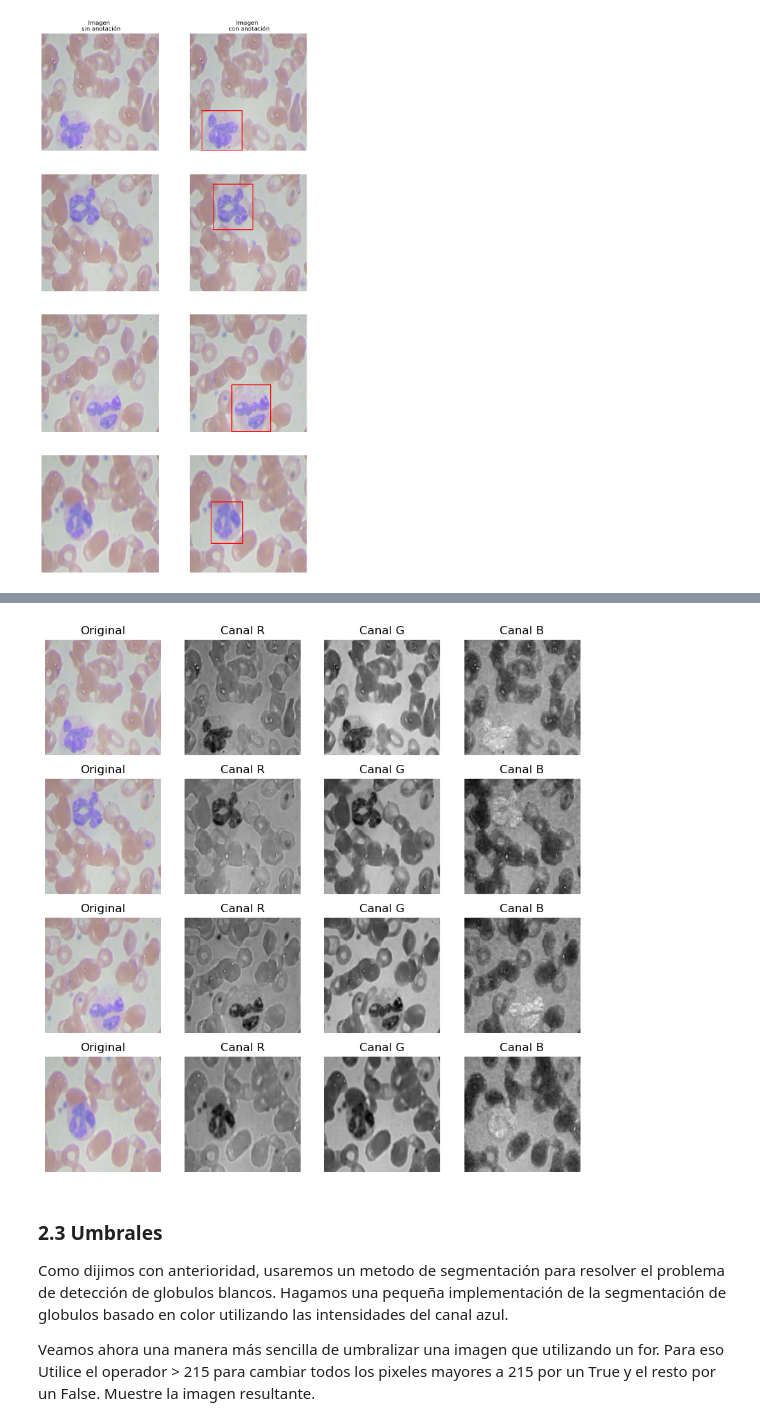
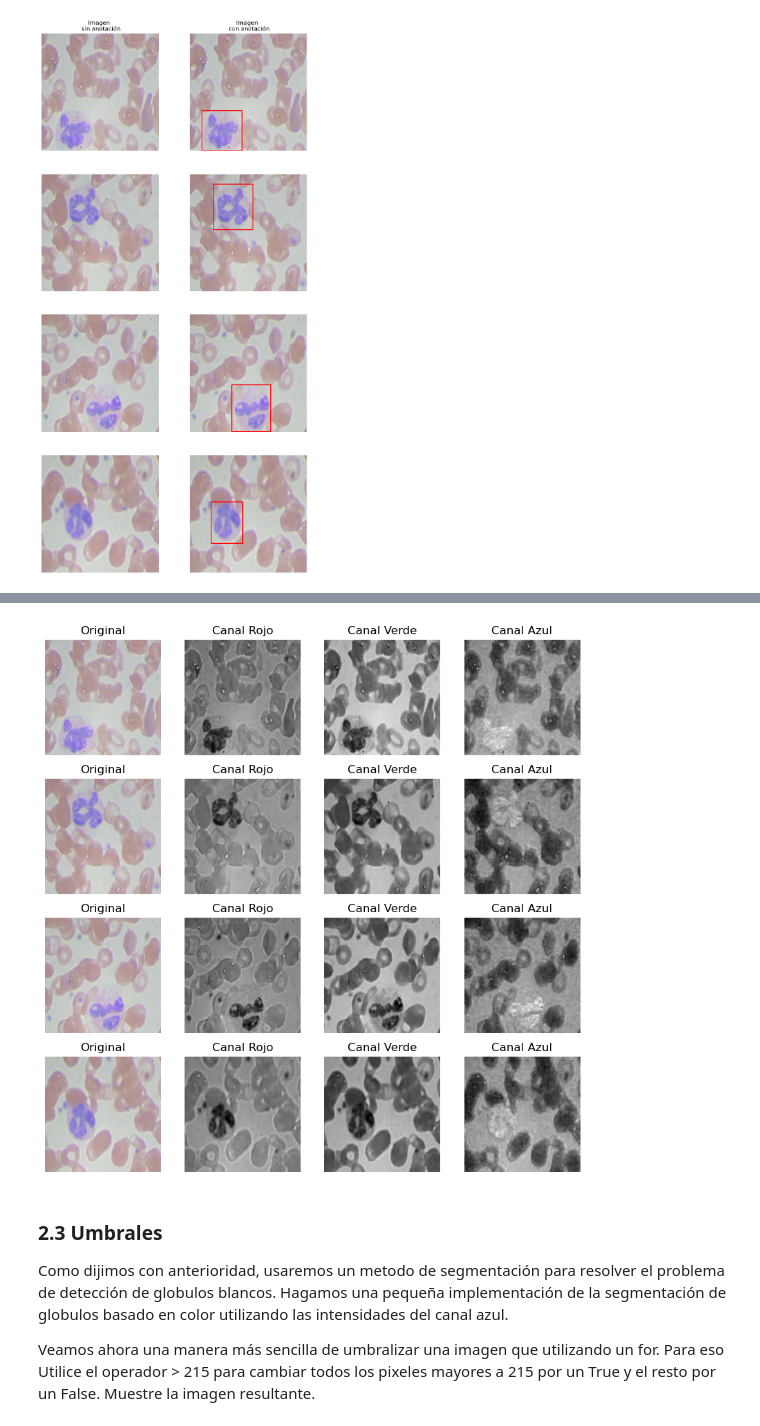
Before and after one commit to AngelicaOrtizB/Mini-proyecto-1, a Jupyter notebook: Entrega 1.ipynb, the cells around one changed output, grey strips where cells are left out. Cells and saved outputs as stored; diff of their text form; code cells hidden in the pictures.

```diff
--- a/Entrega 1.ipynb
+++ b/Entrega 1.ipynb
@@ -29,9 +29,9 @@ import matplotlib.pyplot as plt
 from skimage.io import imread
 import cv2
 # %%
-list_train = glob.glob('data_mp1/BCCD/train/*.jpg') # variable que tendrá la lista de las imagenes de la carpeta de train
-list_val =  glob.glob('data_mp1/BCCD/valid/*.jpg')  # variable que tendrá la lista de las imagenes de la carpeta de val
-list_test =  glob.glob('data_mp1/BCCD/test/*.jpg')  # variable que tendrá la lista de las imagenes de la carpeta de test
+list_train = glob.glob(os.path.join('data_mp1', 'BCCD', 'train', '*.jpg')) # variable que tendrá la lista de las imagenes de la carpeta de train
+list_val = glob.glob(os.path.join('data_mp1', 'BCCD', 'valid', '*.jpg')) # variable que tendrá la lista de las imagenes de la carpeta de val
+list_test = glob.glob(os.path.join('data_mp1', 'BCCD', 'test', '*.jpg')) # variable que tendrá la lista de las imagenes de la carpeta de test
 # %%
 list_train.sort()
 list_val.sort()
@@ -91,13 +91,13 @@ dict_train = '' # variable que tendrá el diccionario de las anotaciones de la c
 dict_val = '' # variable que tendrá el diccionario de las anotaciones de la carpeta de val
 dict_test = '' # variable que tendrá el diccionario de las anotaciones de la carpeta de test
 
-with open('data_mp1/BCCD/train/_annotations.coco.json', 'r') as f:
+with open(os.path.join('data_mp1', 'BCCD', 'train', '_annotations.coco.json')) as f:
     dict_train = json.load(f)
 
-with open('data_mp1/BCCD/valid/_annotations.coco.json', 'r') as f:
-    dict_val= json.load(f)
+with open(os.path.join('data_mp1', 'BCCD', 'valid', '_annotations.coco.json')) as f:
+    dict_val = json.load(f)
 
-with open('data_mp1/BCCD/test/_annotations.coco.json', 'r') as f:
-    dict_test= json.load(f)
+with open(os.path.join('data_mp1', 'BCCD', 'test', '_annotations.coco.json')) as f:
+    dict_test = json.load(f)
 # %%
 # Utilicen esta celda para poder imprimir y explorar las anotaciones.
@@ -154,15 +156,15 @@ Primero, cree una función que reciba de input el diccionario de anotaciones y u
 def Graficar_bbox(dict_anotaciones, path):
 
     imagen= imread(path)
-    id_imagen= None
+    image_id = None
     nombre_imagen = os.path.basename(path)
     for img in dict_anotaciones['images']:
         if img['file_name']==nombre_imagen:
-            id_imagen=img['id']
+            image_id =img['id']
 
     bbox=None
     for anotacion in dict_anotaciones['annotations']:
-        if anotacion['image_id']==id_imagen and anotacion['category_id']==3:
+        if anotacion['image_id']==image_id  and anotacion['category_id']==3:
             bbox= anotacion['bbox']
 
     x = int(bbox[0])
@@ -220,29 +222,29 @@ Ahora que ya hemos visualizado las anotaciones tenemos conocimiento de como luce
 # %%
 plt.rcParams['figure.figsize'] = [10, 10] # por cuestiones de visualización vamos a alterar este parametro
 fig,ax=plt.subplots(4,4)
 
 for i in range(4):
     image = imread(list_train[i])
 
     ax[i, 0].imshow(image)
     ax[i, 0].set_title('Original')
     ax[i, 0].axis('off')
 
     ax[i, 1].imshow(image[:, :, 0], cmap='gray')
-    ax[i, 1].set_title('Canal R')
+    ax[i, 1].set_title('Canal Rojo')
     ax[i, 1].axis('off')
 
     ax[i, 2].imshow(image[:, :, 1], cmap='gray')
-    ax[i, 2].set_title('Canal G')
+    ax[i, 2].set_title('Canal Verde')
     ax[i, 2].axis('off')
 
     ax[i, 3].imshow(image[:, :, 2], cmap='gray')
-    ax[i, 3].set_title('Canal B')
+    ax[i, 3].set_title('Canal Azul')
     ax[i, 3].axis('off')
 
 plt.show()
 # %% [output]
-[figure, old version]
+[figure, new version]
 # %%
 assert(np.shape(ax) == (4,4)), 'El subplot debe ser 4x4'
 
```
Also changed, not shown: parts of 6 cells of this notebook, 1 other file.
